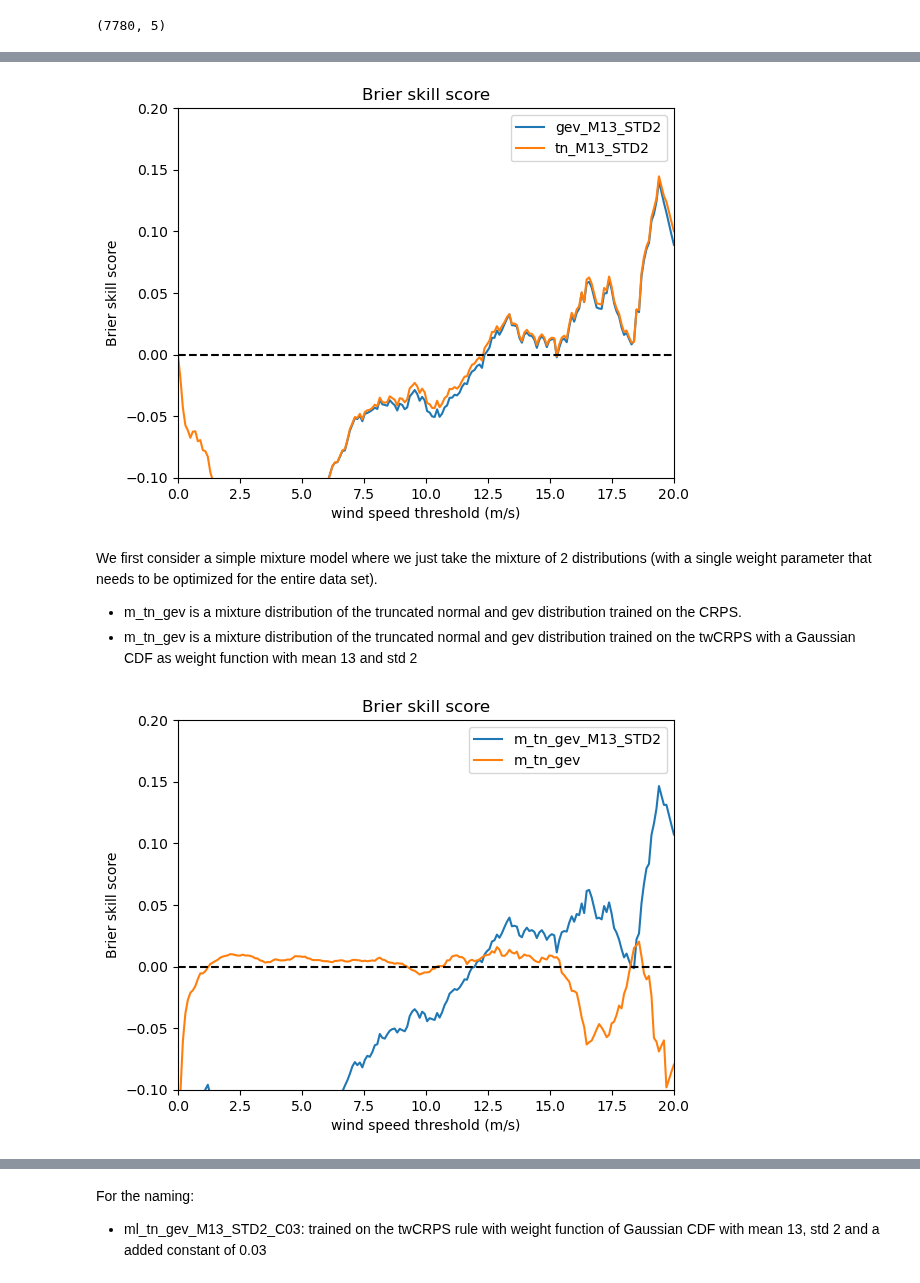
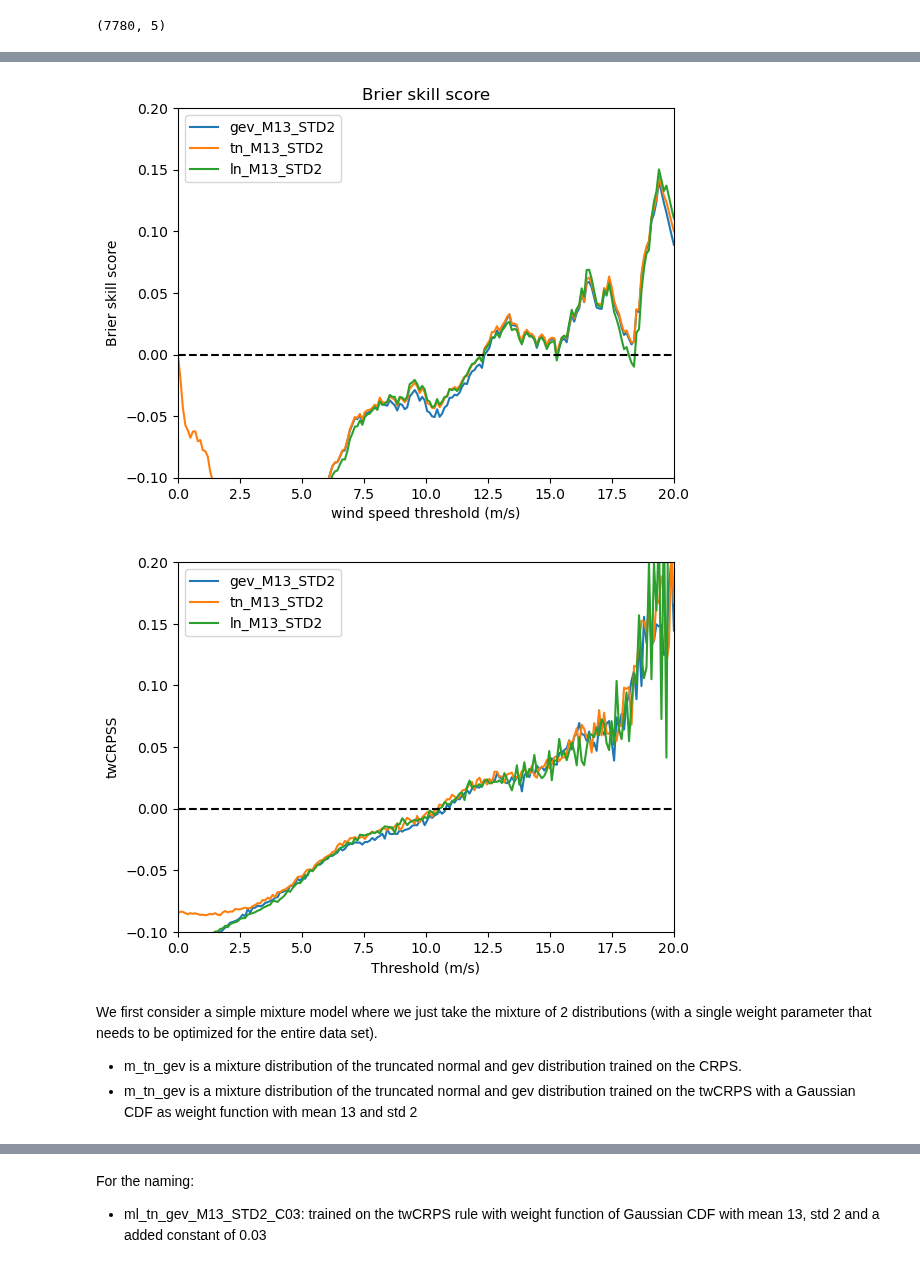
Before and after one commit to SimonHakvoort/thesiscode, a Jupyter notebook: src/emos_results/new_result.ipynb, the cells around one changed output, grey strips where cells are left out. Drawn from its saved outputs; the diff is of its cells as text; code cells hidden in the pictures.

```diff
--- a/src/emos_results/new_result.ipynb
+++ b/src/emos_results/new_result.ipynb
@@ -87,19 +100,23 @@ tn_M13_STD2 = load_model(folder + 'trunc_normal/tn_twcrps_mean13.0_std2.0_epochs
 
 gev_M13_STD2 = load_model(folder + 'gev_spatial_variance/gev_spatial_variance_twcrps_mean13.0_std2.0_epochs600_folds_1_2.pkl')
 
-initial_models = {'gev_M13_STD2': gev_M13_STD2, 'tn_M13_STD2': tn_M13_STD2}
+ln_M13_STD2 = load_model(folder + 'log_normal/ln_twcrps_mean13.0_std2.0_epochs600_folds_1_2.pkl')
+
+initial_models = {'gev_M13_STD2': gev_M13_STD2, 'tn_M13_STD2': tn_M13_STD2, 'ln_M13_STD2': ln_M13_STD2}
 
 m_tn_gev_models = {'m_tn_gev_M13_STD2': m_tn_gev_M13_STD2, 'm_tn_gev': m_tn_gev}
 
 ml_tn_gev_models = {'ml_tn_gev' : ml_tn_gev, 'ml_tn_gev_M13_STD2' : ml_tn_gev_M13_STD2}
 
-ml_tn_gev_C_models = {'ml_tn_gev_M13_STD2_C03': ml_tn_gev_M13_STD2_C03, 'ml_tn_gev_M13_STD2_C01': ml_tn_gev_M13_STD2_C01, 'ml_tn_gev': ml_tn_gev, 'ml_tn_gev_M13_STD4': ml_tn_gev_M13_STD4}
+ml_tn_gev_C_models = {'ml_tn_gev_M13_STD2_C03': ml_tn_gev_M13_STD2_C03, 'ml_tn_gev_M13_STD2_C01': ml_tn_gev_M13_STD2_C01, 'ml_tn_gev': ml_tn_gev, 'ml_tn_gev_M13_STD2_C02': ml_tn_gev_M13_STD2_C02, 'ml_tn_gev_M13_STD4': ml_tn_gev_M13_STD4}
 
 ml_spatial_models = {'ml_tn_gev_M13_STD2_C01': ml_tn_gev_M13_STD2_C01, 'ml_tn_ln_M13_STD2_C01': ml_tn_ln_M13_STD2_C01, 'ml_tn_gev_M13_STD2_C03': ml_tn_gev_M13_STD2_C03}
 
 ml_tnf_gevf_models = {'ml_tnf_gevf_M13_STD2_C01': ml_tnf_gevf_M13_STD2_C01, 'ml_tnf_gevf_M13_STD2_C03': ml_tnf_gevf_M13_STD2_C03, 'ml_tnf_gevf': ml_tnf_gevf}
 
-tnf_dict = {'tnf': tnf}
+progression_models = {'gev_M13_STD2': gev_M13_STD2, 'm_tn_gev_M13_STD2': m_tn_gev_M13_STD2, 'ml_tn_gev_M13_STD2': ml_tn_gev_M13_STD2, 'ml_tn_gev_M13_STD2_C01': ml_tn_gev_M13_STD2_C01, 'ml_tn_gev_M13_STD2_C03' : ml_tn_gev_M13_STD2_C03}
+
+tnf_dict = {'tnf': tnf} #'ml_tn_gevf_M13_STD2_C03': ml_tn_gevf_M13_STD2_C03}
 # %% [output]
 Using given parameters for Truncated Normal distribution
 Using given parameters for Generalized Extreme Value distribution with spatial variance
@@ -112,15 +166,13 @@ We obtained the following results:
 # %%
 ylim = [-0.1, 0.2]
 values = np.linspace(0,20,200)
 make_brier_skill_plot(base_model, initial_models, X_test, y_test, variances_test, values, ylim=ylim)
+make_twcrpss_plot(base_model, initial_models, X_test, y_test, variances_test, values, ylim=ylim)
 # %% [output]
-[figure, old version]
+[figure, new version]
+[figure, added]
 # %% [markdown]
 We first consider a simple mixture model where we just take the mixture of 2 distributions (with a single weight parameter that needs to be optimized for the entire data set).
 
 - m_tn_gev is a mixture distribution of the truncated normal and gev distribution trained on the CRPS.
 - m_tn_gev is a mixture distribution of the truncated normal and gev distribution trained on the twCRPS with a Gaussian CDF as weight function with mean 13 and std 2
-# %%
-make_brier_skill_plot(base_model, m_tn_gev_models, X_test, y_test, variances_test, values, ylim=ylim)
-# %% [output]
-[figure, removed]
```
Also changed, not shown: parts of 32 cells of this notebook, 8 other files.
